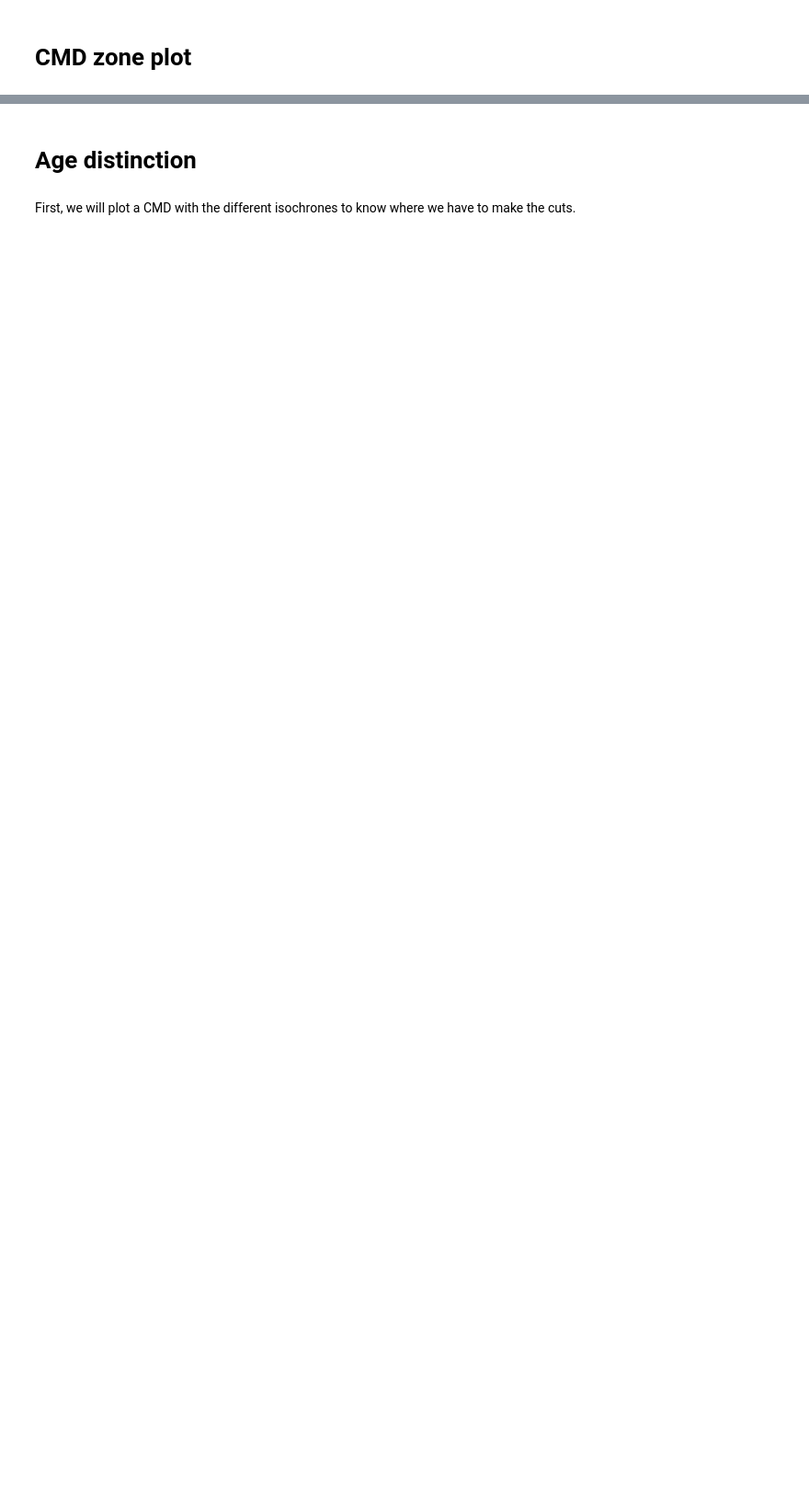
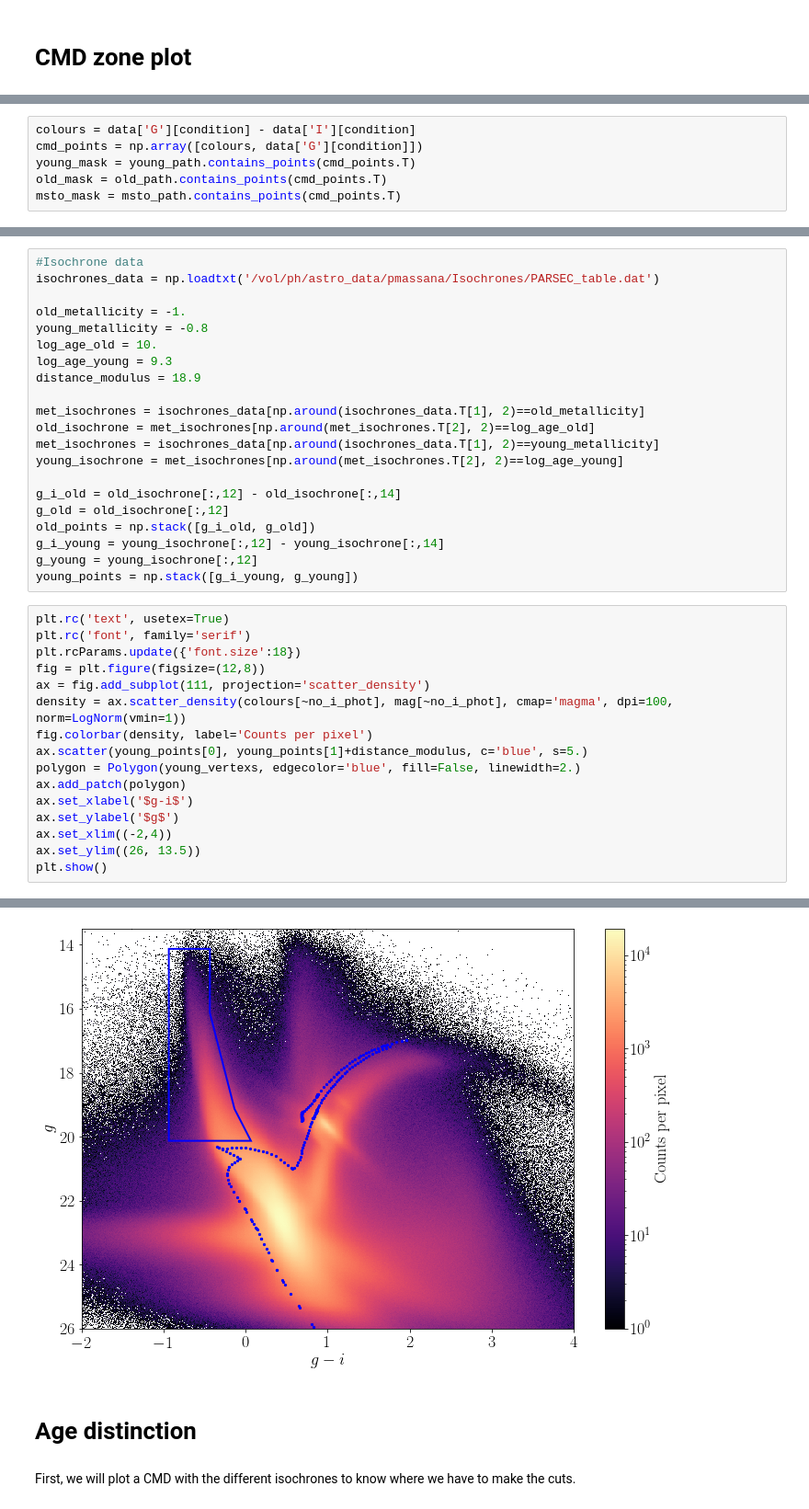
Before and after one commit to pmassana/SMASH_maps, a Jupyter notebook: SMC_map.ipynb, the cells around one changed output, grey strips where cells are left out. Shown: that part at 92% size. Drawn from its saved outputs; the diff is of its cells as text; blank space fills up the shorter version.

```diff
--- a/SMC_map.ipynb
+++ b/SMC_map.ipynb
@@ -163,0 +211,6 @@ CMD_zone_plot(colours[~no_i_phot], mag[~no_i_phot], resolution, vertexs_list)
+# %%
+colours = data['G'][condition] - data['I'][condition]
+cmd_points = np.array([colours, data['G'][condition]])
+young_mask = young_path.contains_points(cmd_points.T)
+old_mask = old_path.contains_points(cmd_points.T)
+msto_mask = msto_path.contains_points(cmd_points.T)
@@ -163,0 +223,38 @@ CMD_zone_plot(colours[~no_i_phot], mag[~no_i_phot], resolution, vertexs_list)
+# %%
+#Isochrone data
+isochrones_data = np.loadtxt('/vol/ph/astro_data/pmassana/Isochrones/PARSEC_table.dat')
+
+old_metallicity = -1.
+young_metallicity = -0.8
+log_age_old = 10.
+log_age_young = 9.3
+distance_modulus = 18.9
+
+met_isochrones = isochrones_data[np.around(isochrones_data.T[1], 2)==old_metallicity]
+old_isochrone = met_isochrones[np.around(met_isochrones.T[2], 2)==log_age_old]
+met_isochrones = isochrones_data[np.around(isochrones_data.T[1], 2)==young_metallicity]
+young_isochrone = met_isochrones[np.around(met_isochrones.T[2], 2)==log_age_young]
+
+g_i_old = old_isochrone[:,12] - old_isochrone[:,14]
+g_old = old_isochrone[:,12]
+old_points = np.stack([g_i_old, g_old])
+g_i_young = young_isochrone[:,12] - young_isochrone[:,14]
+g_young = young_isochrone[:,12]
+young_points = np.stack([g_i_young, g_young])
+# %%
+plt.rc('text', usetex=True)
+plt.rc('font', family='serif')
+plt.rcParams.update({'font.size':18})
+fig = plt.figure(figsize=(12,8))
+ax = fig.add_subplot(111, projection='scatter_density')
+density = ax.scatter_density(colours[~no_i_phot], mag[~no_i_phot], cmap='magma', dpi=100, norm=LogNorm(vmin=1))
+fig.colorbar(density, label='Counts per pixel')
+ax.scatter(young_points[0], young_points[1]+distance_modulus, c='blue', s=5.)
+polygon = Polygon(young_vertexs, edgecolor='blue', fill=False, linewidth=2.)
+ax.add_patch(polygon)
+ax.set_xlabel('$g-i$')
+ax.set_ylabel('$g$')
+ax.set_xlim((-2,4))
+ax.set_ylim((26, 13.5))
+plt.show()
+# %% [output]
@@ -164,3 +265,4 @@ CMD_zone_plot(colours[~no_i_phot], mag[~no_i_phot], resolution, vertexs_list)
+[figure, added]
 # %% [markdown]
 # Age distinction
 # %% [markdown]
```
Also changed, not shown: parts of 19 cells of this notebook.
